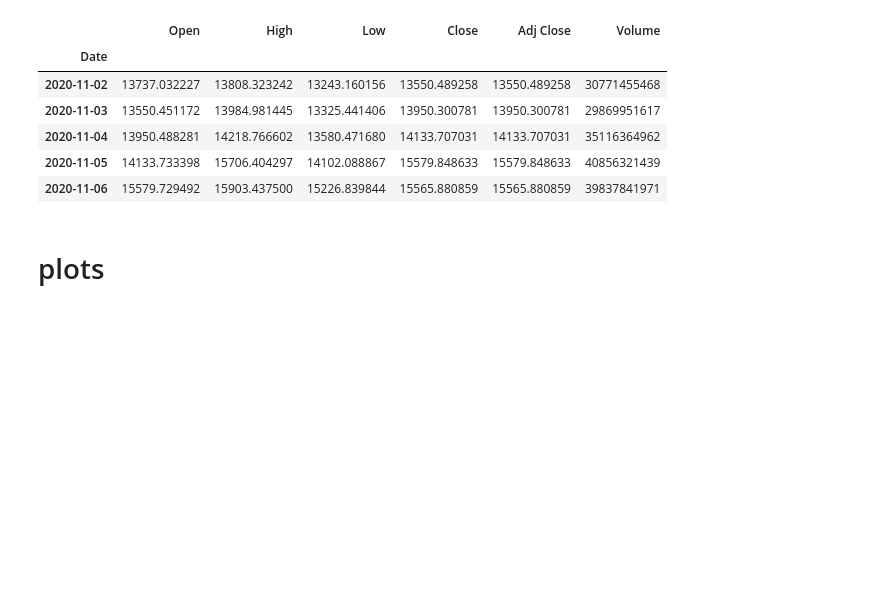
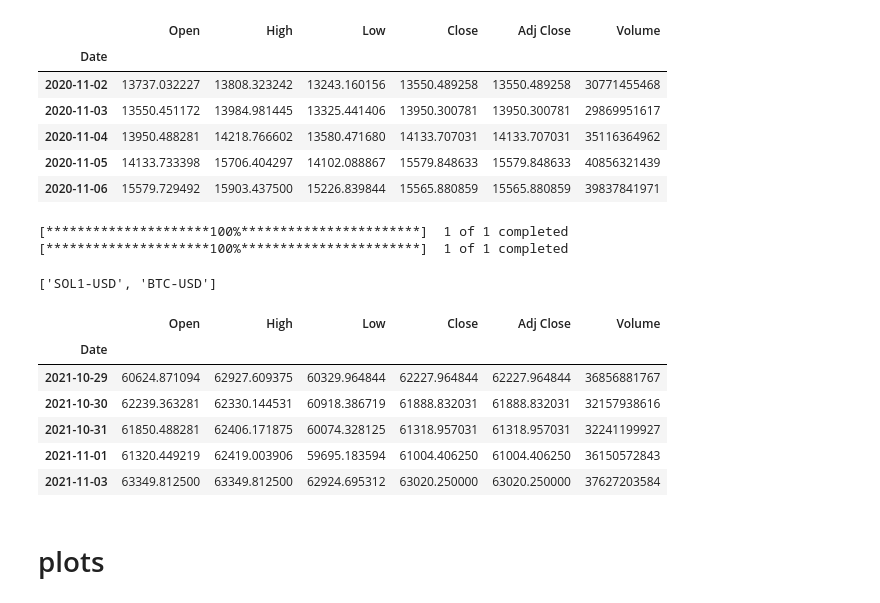
Before and after one commit to MattChinchilla/DATA_SCIENCE, a Jupyter notebook: TimeSeries/crypto_forecast_v1.ipynb, the cells around one changed output. Cells and saved outputs as stored; diff of their text form; code cells hidden in the pictures; blank space fills up the shorter version.

```diff
--- a/TimeSeries/crypto_forecast_v1.ipynb
+++ b/TimeSeries/crypto_forecast_v1.ipynb
@@ -116,5 +116,37 @@ split['BTC-USD'].head()
 | 2020-11-06 | 15579.729492 | 15903.437500 | 15226.839844 | 15565.880859 | 15565.880859 | 39837841971 |
 # %%
 BTC = split['BTC-USD']
+# %%
+#Create a dictionary that contains the data for each ticker from the original data pull
+def FetchData_dict(vars):
+    tickerStrings,period = vars
+    df_list = list()
+    for ticker in tickerStrings:
+        data = yf.download(ticker, group_by="Ticker", period = period)
+        data['ticker'] = ticker  # add this column because the dataframe doesn't contain a column with the ticker
+        df_list.append(data)
+        df = pd.concat(df_list) # combine all dataframes into a single dataframe
+        df_dict = {value: df[df['ticker'] == value].drop('ticker', axis=1) for value in df['ticker'].unique()}
+    return(df_dict)
+
+sample_dict = FetchData_dict(vars)
+# %% [output]
+[*********************100%***********************]  1 of 1 completed
+[*********************100%***********************]  1 of 1 completed
+# %%
+tickers = list(sample_dict)
+tickers
+# %% [output]
+['SOL1-USD', 'BTC-USD']
+# %%
+sample_dict['BTC-USD'].tail()
+# %% [output]
+|  | Open | High | Low | Close | Adj Close | Volume |
+| Date |  |  |  |  |  |  |
+| 2021-10-29 | 60624.871094 | 62927.609375 | 60329.964844 | 62227.964844 | 62227.964844 | 36856881767 |
+| 2021-10-30 | 62239.363281 | 62330.144531 | 60918.386719 | 61888.832031 | 61888.832031 | 32157938616 |
+| 2021-10-31 | 61850.488281 | 62406.171875 | 60074.328125 | 61318.957031 | 61318.957031 | 32241199927 |
+| 2021-11-01 | 61320.449219 | 62419.003906 | 59695.183594 | 61004.406250 | 61004.406250 | 36150572843 |
+| 2021-11-03 | 63349.812500 | 63349.812500 | 62924.695312 | 63020.250000 | 63020.250000 | 37627203584 |
 # %% [markdown]
 # plots
```
Also changed, not shown: parts of 4 cells of this notebook.
